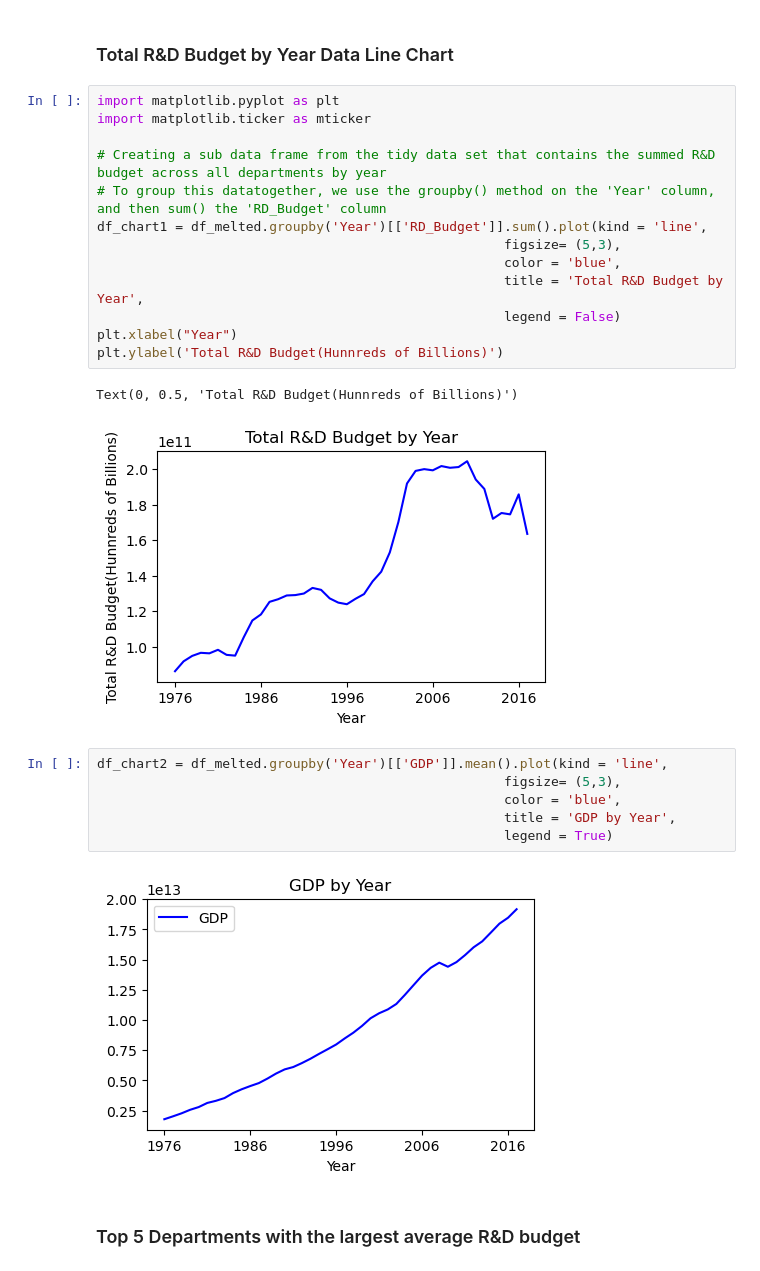
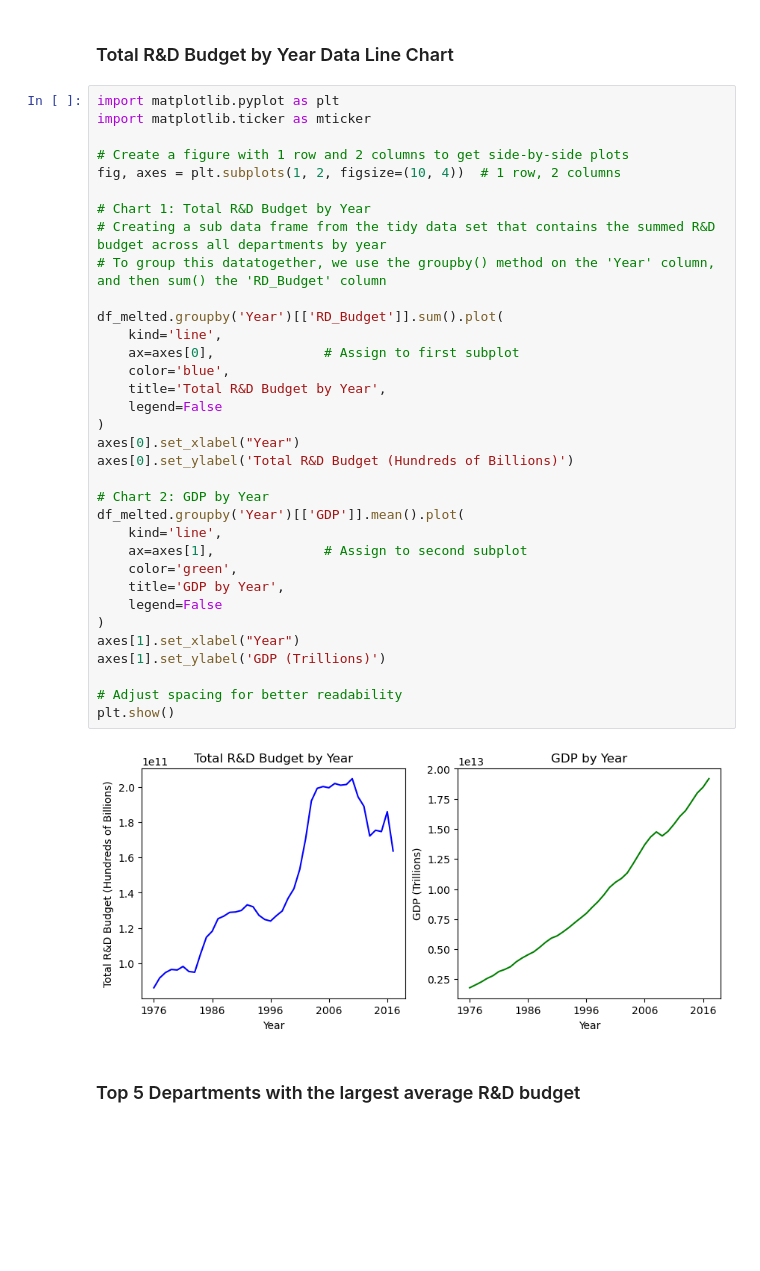
Before and after one commit to ArisC123/Cardoso-Data-Science-Portfolio, a Jupyter notebook: TidyData-Project/TidyData_Analysis.ipynb, the cells around one changed output. Drawn from its saved outputs; the diff is of its cells as text; blank space fills up the shorter version.

Commit message:
Update
Making line plots sit next to each other

```diff
--- a/TidyData-Project/TidyData_Analysis.ipynb
+++ b/TidyData-Project/TidyData_Analysis.ipynb
@@ -65,27 +65,39 @@ Tidy Federal R&D budget data frame
 # %%
 import matplotlib.pyplot as plt
 import matplotlib.ticker as mticker
 
+# Create a figure with 1 row and 2 columns to get side-by-side plots
+fig, axes = plt.subplots(1, 2, figsize=(10, 4))  # 1 row, 2 columns
+
+# Chart 1: Total R&D Budget by Year
 # Creating a sub data frame from the tidy data set that contains the summed R&D budget across all departments by year
 # To group this datatogether, we use the groupby() method on the 'Year' column, and then sum() the 'RD_Budget' column
-df_chart1 = df_melted.groupby('Year')[['RD_Budget']].sum().plot(kind = 'line',
-                                                    figsize= (5,3),
-                                                    color = 'blue',
-                                                    title = 'Total R&D Budget by Year',
-                                                    legend = False)
-plt.xlabel("Year")
-plt.ylabel('Total R&D Budget(Hunnreds of Billions)')
+
+df_melted.groupby('Year')[['RD_Budget']].sum().plot(
+    kind='line',
+    ax=axes[0],              # Assign to first subplot
+    color='blue',
+    title='Total R&D Budget by Year',
+    legend=False
+)
+axes[0].set_xlabel("Year")
+axes[0].set_ylabel('Total R&D Budget (Hundreds of Billions)')
+
+# Chart 2: GDP by Year
+df_melted.groupby('Year')[['GDP']].mean().plot(
+    kind='line',
+    ax=axes[1],              # Assign to second subplot
+    color='green',
+    title='GDP by Year',
+    legend=False
+)
+axes[1].set_xlabel("Year")
+axes[1].set_ylabel('GDP (Trillions)')
+
+# Adjust spacing for better readability
+plt.show()
 # %% [output]
-Text(0, 0.5, 'Total R&D Budget(Hunnreds of Billions)')
-[figure, old version]
+[figure, new version]
-# %%
-df_chart2 = df_melted.groupby('Year')[['GDP']].mean().plot(kind = 'line',
-                                                    figsize= (5,3),
-                                                    color = 'blue',
-                                                    title = 'GDP by Year',
-                                                    legend = True)
-# %% [output]
-[figure, removed]
 # %% [markdown]
 ### Top 5 Departments with the largest average R&D budget
 # %%
```
